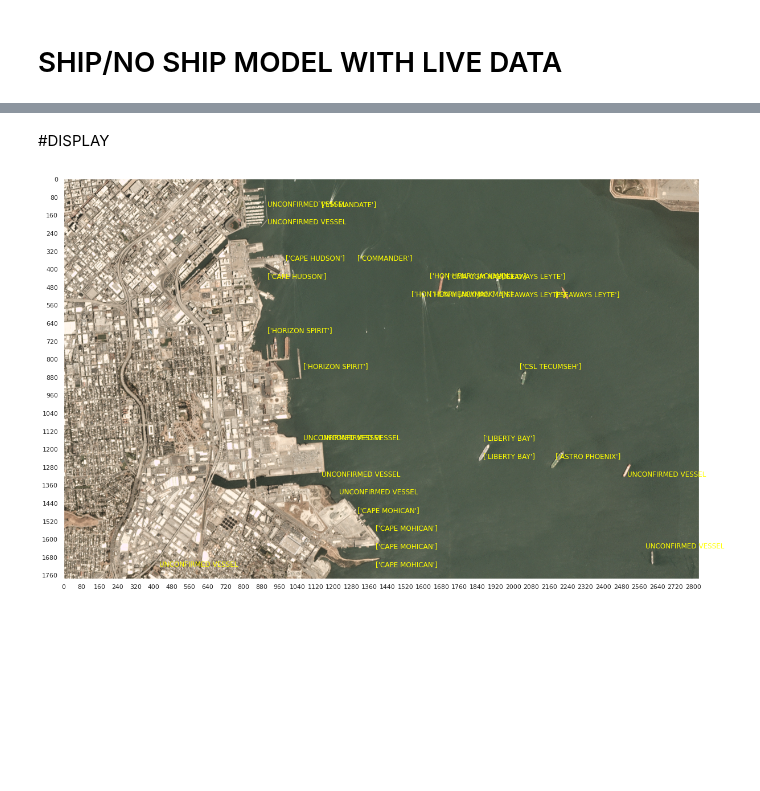
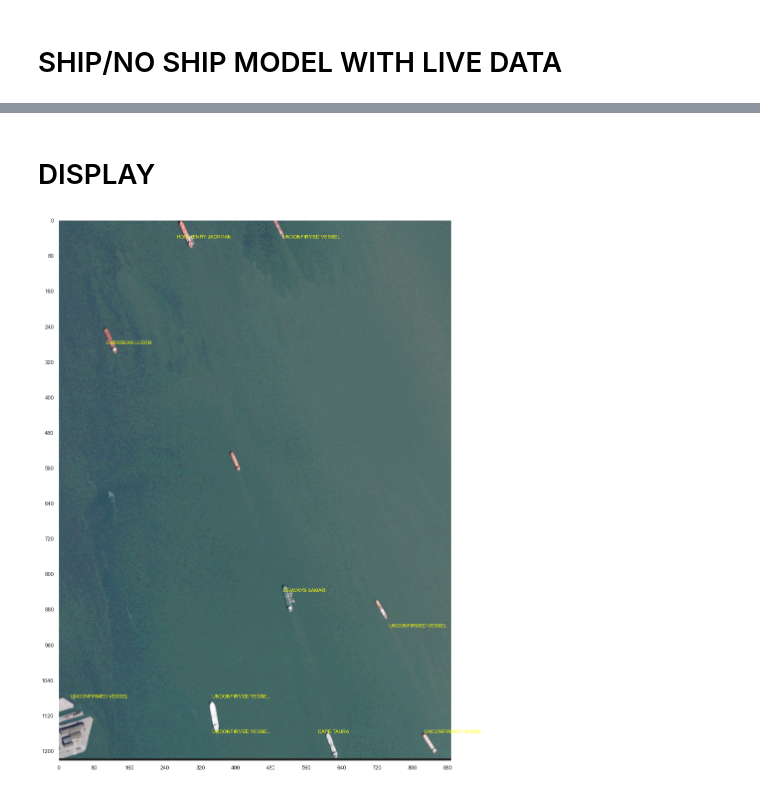
Before and after one commit to mackzlee/w207-final-project, a Jupyter notebook: 207_AIS_Query.ipynb, the cells around one changed output, grey strips where cells are left out. Drawn from its saved outputs; the diff is of its cells as text; code cells hidden in the pictures; blank space fills up the shorter version.

Commit message:
Updated AIS query and display

```diff
--- a/207_AIS_Query.ipynb
+++ b/207_AIS_Query.ipynb
@@ -549,6 +600,7 @@ search_tiles_flat = search_tiles.reshape(len(search_tiles),-1)
 # %%
-pred = sv.predict(search_tiles_flat)
-probs = sv.predict_proba(search_tiles_flat)
+pred = rfc_l.predict(search_tiles_flat)
+probs = rfc_l.predict_proba(search_tiles_flat)
+print(f"Accuracy:{accuracy_score(real_y, pred)}")
 len(pred[pred != '0'])
 hit_index = []
 for i in range(len(pred)):
@@ -557,6 +609,7 @@ for i in range(len(pred)):
       hit_index.append(i)
 print(len(hit_index))
 print(hit_index)
-
-## INDEX BASED ON SELECTION OF SEARCH TILES (NOT FULL FOLDER)!!
+cc=sklearn.metrics.confusion_matrix(list(pred), list(real_y), sample_weight=None)
+print("Found ships (true pos): ", cc[1][1])
+print("Missed ships (false neg): ", cc[0][1])
 # %% [output]
@@ -608,9 +662,9 @@ def make_query(vessel_num, ship_tiles, lat_longs):
 
   #set lat and lon tolerance (ideal range .005)
   lat_range = .005
-  lon_range = .01
+  lon_range = .005
   #set image date (month, day, year)
-  date = (7, 19, 2017)
+  date = (3, 26, 2020)
   month, day, year = date
   #set time range if timestamp unknown (+/-; 0 for exact)
   day_range = 1
@@ -620,10 +674,17 @@ def make_query(vessel_num, ship_tiles, lat_longs):
   print(v_lat_long)
 
   #build query
+#   a = 'SELECT DISTINCT VesselName, Callsign, VesselType, Month, Day, Year, Hour, Heading, Status, Length, RLAT, RLON, \
+#   FROM (SELECT *, FROM (SELECT *, EXTRACT(HOUR FROM BaseDateTime) AS hour, EXTRACT(DAY FROM BaseDateTime) AS day, EXTRACT(MONTH FROM BaseDateTime) AS month, EXTRACT(YEAR FROM BaseDateTime) AS year, \
+#   ROUND(LAT, 3) AS RLAT, ROUND(LON, 3) AS RLON, \
+#   FROM `elegant-weaver-287722.207Final.COMPOSITE_AIS`) WHERE day >= '
+
   a = 'SELECT DISTINCT VesselName, Callsign, VesselType, Month, Day, Year, Hour, Heading, Status, Length, RLAT, RLON, \
   FROM (SELECT *, FROM (SELECT *, EXTRACT(HOUR FROM BaseDateTime) AS hour, EXTRACT(DAY FROM BaseDateTime) AS day, EXTRACT(MONTH FROM BaseDateTime) AS month, EXTRACT(YEAR FROM BaseDateTime) AS year, \
   ROUND(LAT, 3) AS RLAT, ROUND(LON, 3) AS RLON, \
-  FROM `elegant-weaver-287722.207Final.COMPOSITE_AIS`) WHERE day >= '
+  FROM `elegant-weaver-287722.207Final.3-26-2020`) WHERE day >= '
+
+
   day_min = str(day - day_range)
   b = ' AND day <=  '
   day_max = str(day + day_range)
@@ -649,6 +710,6 @@ def make_query(vessel_num, ship_tiles, lat_longs):
   limit = str(100000)
 
   query = a + day_min + b + day_max + c + month_min + d + month_max + e + year_min + f + year_max + g + lat_min + h + lat_max + i + lon_min + j + lon_max + k + min_len + l + limit
-#   print(query)
+  print(query)
   return(query)
 # %% [markdown]
@@ -657,7 +718,7 @@ def make_query(vessel_num, ship_tiles, lat_longs):
 
 def knn_id(ais_df, lat_longs, ship_tiles, vessel_num):
   if ais.empty:
-    return('UNCONFIRMED VESSEL')
+    return(['UNCONFIRMED VESSEL'])
 
   #KNN Setup
   feature_set = ['RLAT', 'RLON']
@@ -712,7 +773,7 @@ for i in range(len(ship_tiles)):
     ais = pd.DataFrame()
   # ais
   try:
-    name = knn_id(ais, lat_longs, ship_tiles, vessel_num)
+    name = knn_id(ais, lat_longs, ship_tiles, vessel_num)[0]
   except ValueError:
     name = 'UNCONFIRMED VESSEL'
   print(name)
@@ -737,25 +798,26 @@ UNCONFIRMED VESSEL
 UNCONFIRMED VESSEL
 # %% [markdown]
-#DISPLAY
+# DISPLAY
 # %%
 fig, ax = plt.subplots(figsize=(20,20))
+
 
 for tile in range(len(ship_tiles)):
   y_num = int(ship_tiles[tile][3:].split('_')[0])
   x_num = int(ship_tiles[tile][3:].split('_')[1].split('.')[0])
   # print(ship_tiles[tile], x_num, y_num)
   ax.text(x_num + dim/3, y_num + dim/2,vessel_names[tile], color = 'yellow' )
 
 grid_on = 0
 ax.set_xticks(range(0, raw_image.shape[1], 80))
 ax.set_yticks(range(0, raw_image.shape[0], 80))
 if grid_on == 0:
     ax.grid(False)
 
-ax.imshow(plt.imread('sfbay_1.png'))
+ax.imshow(plt.imread('planet.png'))
 plt.show()
 
 #save output
 fig.savefig('output.png')
 # %% [output]
-[figure, old version]
+[figure, new version]
```
Also changed, not shown: parts of 19 cells of this notebook.
